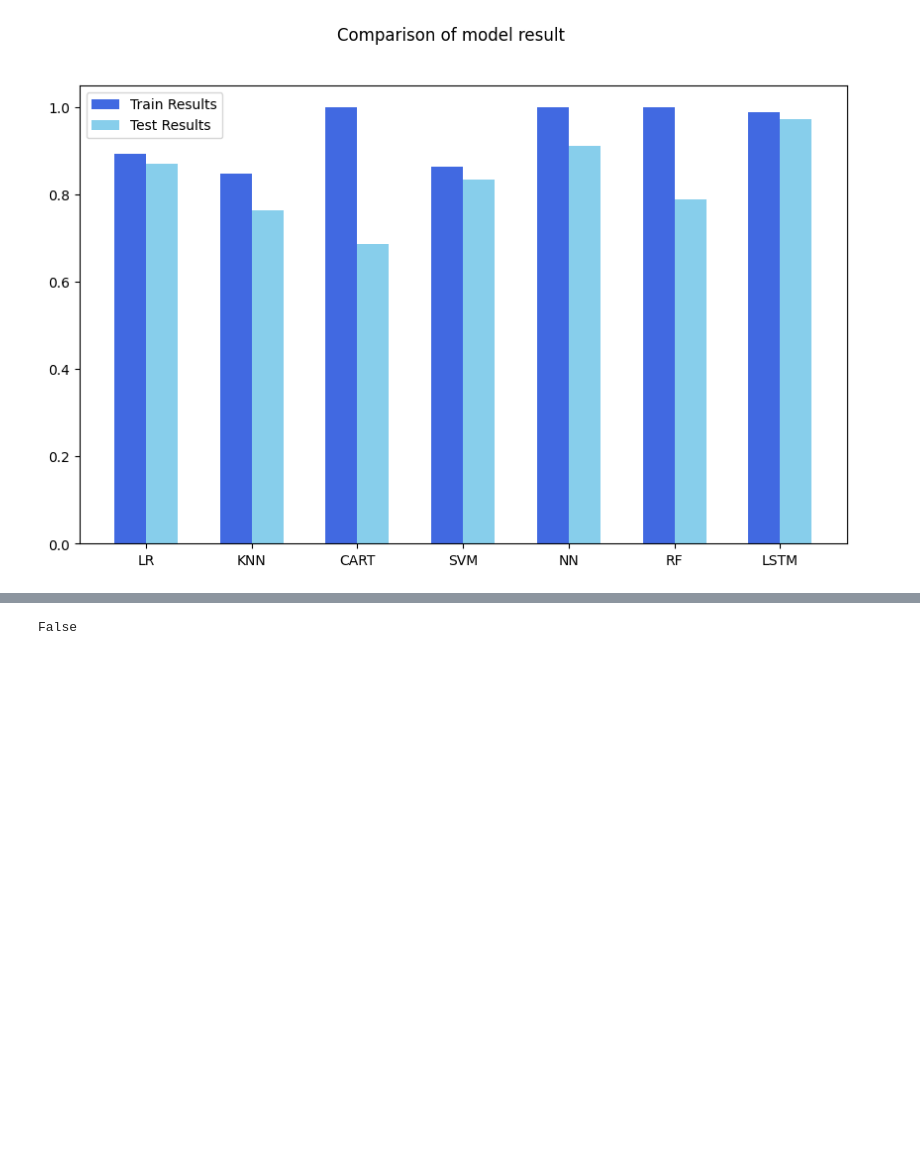
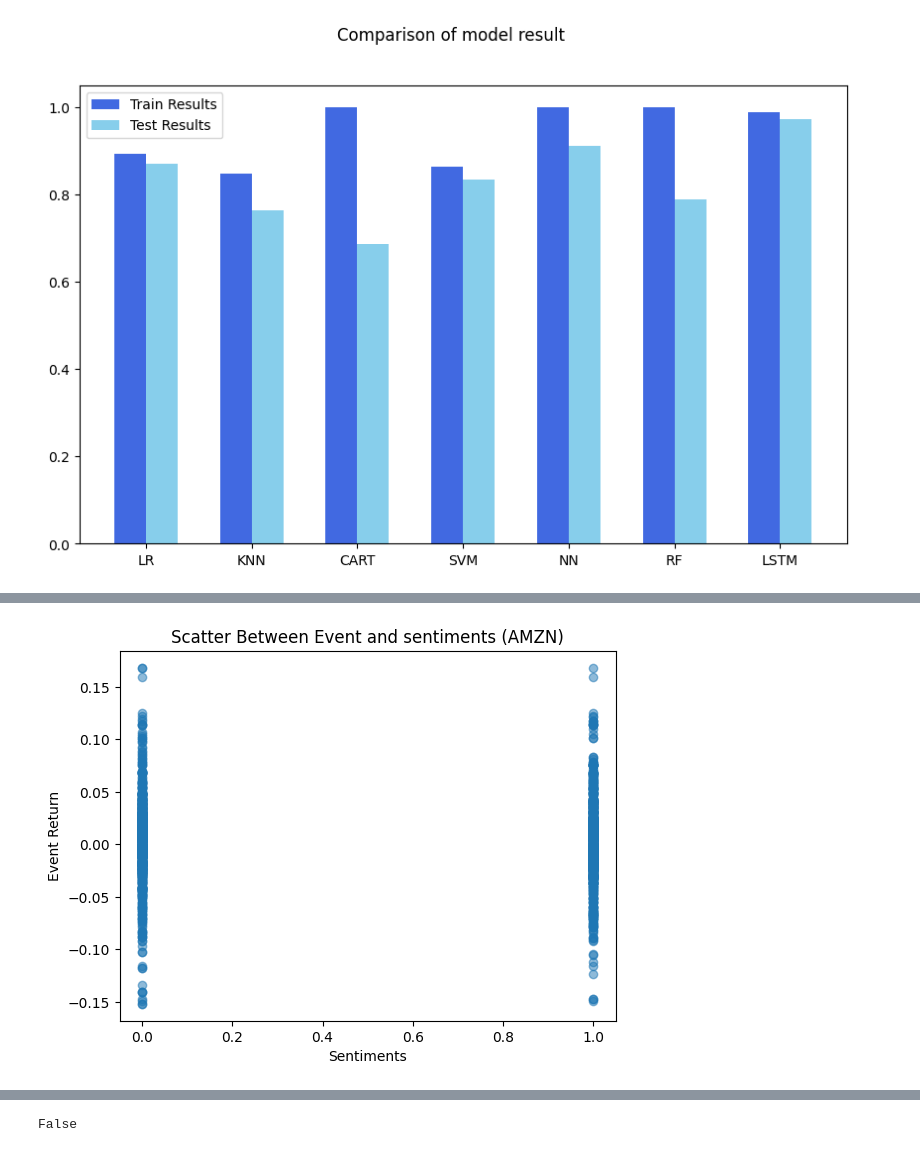
Before and after one commit to fedor44/Sentiment_for_Stock_Investment_Strategy, a Jupyter notebook: Untitled48.ipynb, the cells around one changed output, grey strips where cells are left out. Cells and saved outputs as stored; diff of their text form; code cells hidden in the pictures; blank space fills up the shorter version.

```diff
--- a/Untitled48.ipynb
+++ b/Untitled48.ipynb
@@ -409,0 +478,29 @@ pyplot.show()
+# %%
+import pandas as pd
+
+# 감정 분석 수행
+sia = SentimentIntensityAnalyzer()
+df_lexicon = pd.read_csv('/content/drive/MyDrive/DeepNeuralNetwork/lexiconData.csv')
+# 두 열의 값을 더하고 평균 내어 각 어휘의 감정 점수를 계산
+df_lexicon['sentiment'] = (df_lexicon['Aff_Score'] + df_lexicon['Neg_Score'])/2
+# Item 열을 키(key)로, sentiment 열을 값(value)으로 갖는 딕셔너리로 변환
+df_lexicon = dict(zip(df_lexicon.Item, df_lexicon.sentiment))
+# 하나의 단어로 구성된 항목만을 선택하여 딕셔너리 업데이트
+df_lexicon = {k:v for k,v in df_lexicon.items() if len(k.split(' '))==1}
+temp_dict = {}
+
+# value 조건에 value 값 재계산 후 딕셔너리에 추가
+for k, v in df_lexicon.items():
+  if v > 0:
+    temp_dict[k] = v / max(df_lexicon.values()) * 4
+  else:
+    temp_dict[k] = v / min(df_lexicon.values()) * -4
+
+final_dict = {}
+# 딕셔너리에 주식 시장 관련 어휘와 감정 점수 업데이트
+final_dict.update(temp_dict)
+# 딕셔너리에 sia.lexicon의 어휘와 감정 점수 업데이트
+final_dict.update(sia.lexicon)
+# 하나의 딕셔너리로 결합된 정보를 sia.lexicon에 할당
+# 주식 시장 관련 어휘와 기존의 감정 어휘를 모두 활용하여 감정 점수 계산 가능
+sia.lexicon = final_dict
@@ -409,0 +527,11 @@ pyplot.show()
+# %%
+# 특정 주식에 대한 감정 지표와 이벤트 수익률 간의 관계를 산점도로 시각화 (LSTM)
+ticker_info = df_finalData[df_finalData['ticker'] == 'AMZN']
+plt.scatter(ticker_info['sentiment_LSTM'],ticker_info['eventRet'], alpha=0.5)
+plt.title('Scatter Between Event and sentiments (AMZN)')
+plt.ylabel('Event Return')
+plt.xlabel('Sentiments')
+plt.show()
+# 이벤트 수익률과 감정 지표 사이의 관계를 확인하기 어려움 (LSTM은 감정 지표를 0과 1로 표현)
+# %% [output]
+[figure, added]
```
Also changed, not shown: parts of 10 cells of this notebook.
